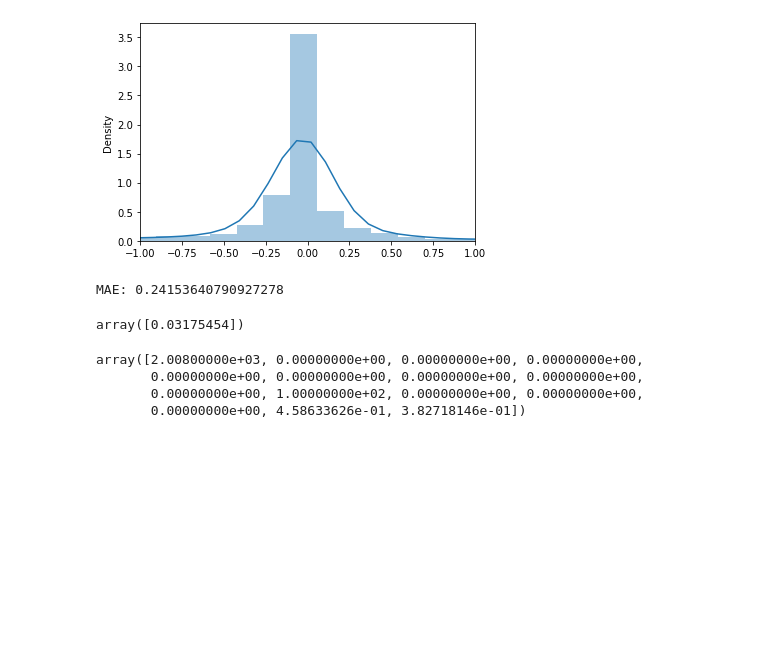
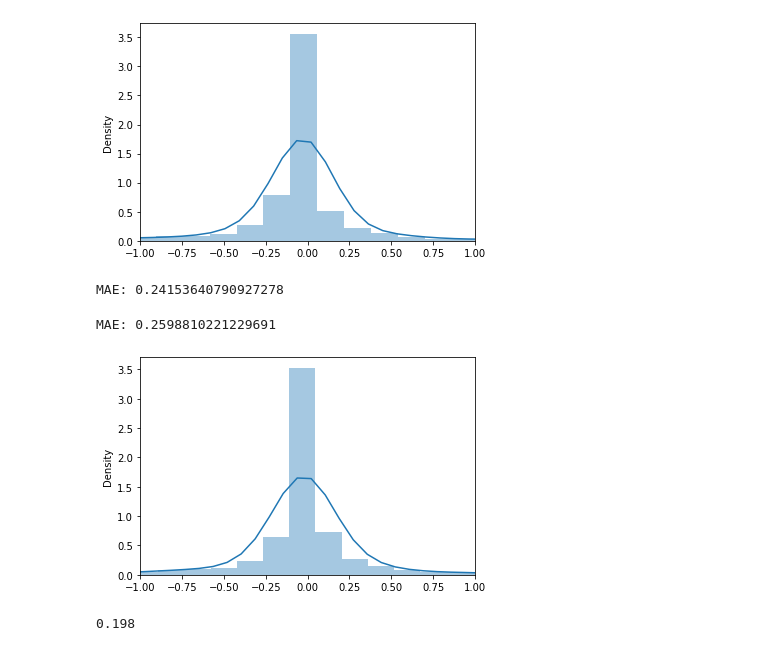
Before and after one commit to shailm99/vgsales_predictor, a Jupyter notebook: Final_Model.ipynb, the cells around one changed output. Cells and saved outputs as stored; diff of their text form; code cells hidden in the pictures; blank space fills up the shorter version.

```diff
--- a/Final_Model.ipynb
+++ b/Final_Model.ipynb
@@ -105,16 +105,17 @@ MAE: 0.24153640790927278
 import pickle
 file=open('vrmodel.pkl','wb')
 pickle.dump(final_model,file)
-# %%
-a=np.array([[2008,0,0,0,0,0,0,0,0,100,0,0,0,4.59,3.83]])
-np.reshape(a,(1,-1))
-final_model.predict(a)
-# %% [output]
-array([0.03175454])
-# %%
-X_train[1]
-# %% [output]
-array([2.00800000e+03, 0.00000000e+00, 0.00000000e+00, 0.00000000e+00,
-       0.00000000e+00, 0.00000000e+00, 0.00000000e+00, 0.00000000e+00,
-       0.00000000e+00, 1.00000000e+02, 0.00000000e+00, 0.00000000e+00,
-       0.00000000e+00, 4.58633626e-01, 3.82718146e-01])
+# %%
+best_xgb.fit(X_train,y_train)
+pred=best_xgb.predict(X_test)
+sns.distplot(y_test-pred,bins=100)
+plt.xlim([-1,1])
+MAE=mean_absolute_error(y_test,pred)
+print('MAE:',MAE)
+# %% [output]
+MAE: 0.2598810221229691
+[figure, added]
+# %%
+round(pred[0],3)
+# %% [output]
+0.198
```
Also changed, not shown: parts of 2 cells of this notebook, 6 other files.
